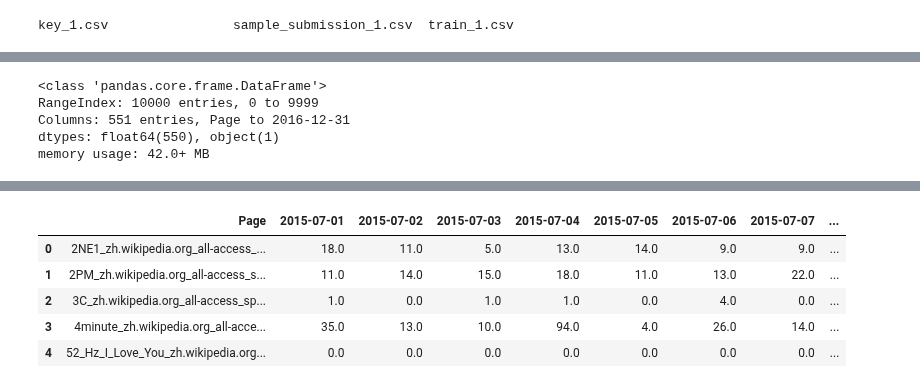
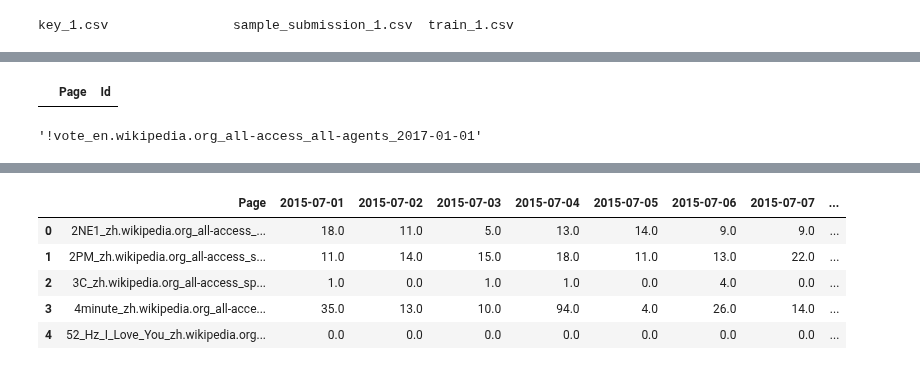
Before and after one commit to DBCerigo/kaggle-wiki, a Jupyter notebook: ali/explore.ipynb, the cells around one changed output, grey strips where cells are left out. Cells and saved outputs as stored; diff of their text form; code cells hidden in the pictures.

```diff
--- a/ali/explore.ipynb
+++ b/ali/explore.ipynb
@@ -15,2 +15,2 @@ train = pd.read_csv(base_dir+'train_1.csv', nrows=10000).fillna(0)
 # %%
-key = pd.read_csv(base_dir+'key_1.csv', nrows=1000)
+key = pd.read_csv(base_dir+'key_1.csv')
@@ -30,8 +17,8 @@ key.head()
-# %%
-train.info()
-# %% [output]
-<class 'pandas.core.frame.DataFrame'>
-RangeIndex: 10000 entries, 0 to 9999
-Columns: 551 entries, Page to 2016-12-31
-dtypes: float64(550), object(1)
-memory usage: 42.0+ MB
+# %%
+key[key.Page == '2NE1_zh.wikipedia.org_all-access_spider_2017-01-01']
+# %% [output]
+|  | Page | Id |
+# %%
+key.Page[0]
+# %% [output]
+'!vote_en.wikipedia.org_all-access_all-agents_2017-01-01'
```
Also changed, not shown: parts of 8 cells of this notebook, 1 other file.
